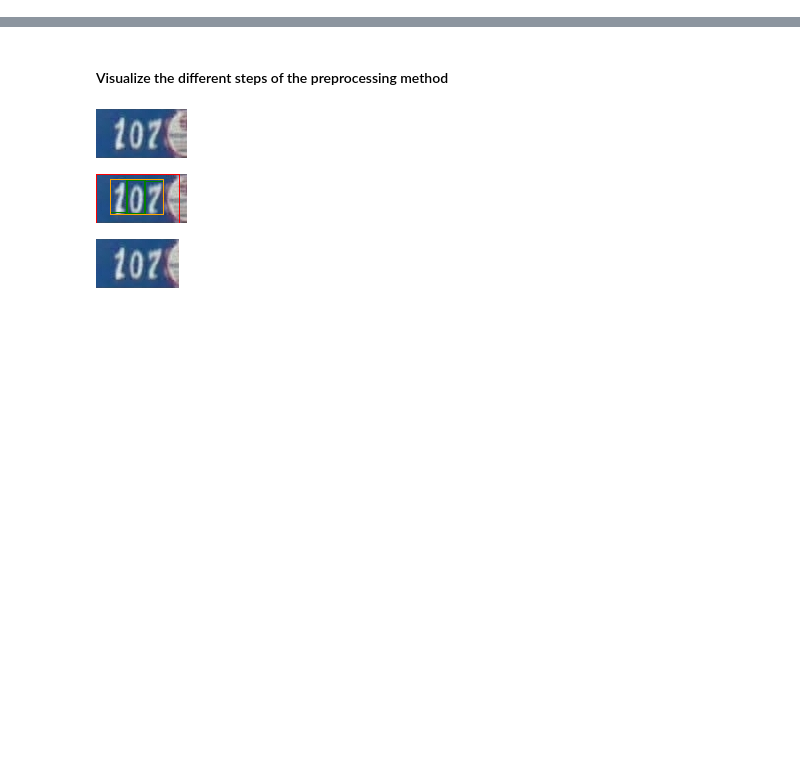
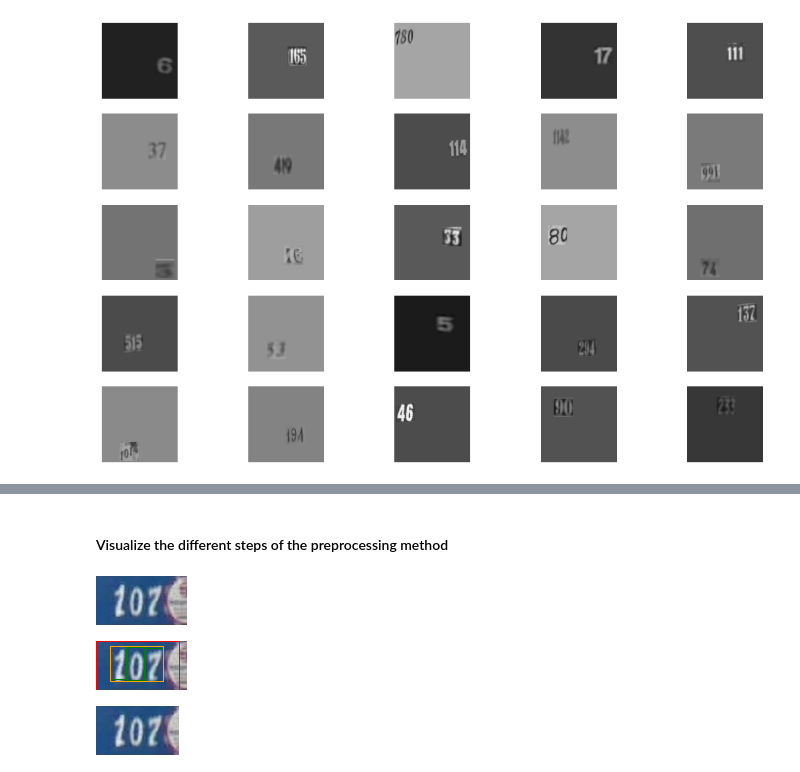
Before and after one commit to JordiMoralesCasas/transformer_dram_ram, a Jupyter notebook: notebooks/SVHN_larger_preprocessing.ipynb, the cells around one changed output, grey strips where cells are left out. Drawn from its saved outputs; the diff is of its cells as text; code cells hidden in the pictures; blank space fills up the shorter version.

```diff
--- a/notebooks/SVHN_larger_preprocessing.ipynb
+++ b/notebooks/SVHN_larger_preprocessing.ipynb
@@ -20,0 +122,62 @@ with open(data_dir + "test_data.pkl", "rb") as f:
+# %%
+ncols, nrows = 5, 5
+fig, ax = plt.subplots(ncols=ncols, nrows=nrows, figsize=(16, 10))
+
+rand_idx = np.random.randint(low=0, high=len(train_data), size=(nrows, ncols))
+
+train_trans = transforms.Compose([
+            transforms.Resize((128, 128))])
+
+
+proportion_img = 0.25
+
+for i in range(nrows):
+    for j in range(ncols):
+        sample = train_data[rand_idx[i, j]]
+
+        img_path = os.path.join(data_dir, sample["dataset_split"], sample["filename"])
+        img = Image.open(img_path).convert('L')
+
+        w, h = img.size
+        bboxes = sample["boxes"]
+
+        # Get smaller bounding box that contain all digit bounding boxes
+        x1 = int(min([i["left"] for i in bboxes]))
+        y1 = int(min([i["top"] for i in bboxes]))
+        x2 = int(max([i["left"] + i["width"] for i in bboxes]))
+        y2 = int(max([i["top"] + i["height"] for i in bboxes]))
+
+        bbox_img = np.array(img)[y1:y2, x1:x2]
+        h, w = bbox_img.shape
+
+
+        mean_background_color = np.mean([bbox_img[:, 0].mean(), bbox_img[:, -1].mean(), bbox_img[0, :].mean(), bbox_img[-1, :].mean()])
+
+        """
+        # invert colors if background dark
+        if mean_background_color < 0.5*255:
+            bbox_img = 255 - bbox_img
+            mean_background_color = 255 - mean_background_color"""
+
+        new_img = np.full((int(h/proportion_img), int(w/proportion_img)), fill_value=mean_background_color)
+
+        rand_x, rand_y = np.random.randint(0, new_img.shape[1]-w), np.random.randint(0, new_img.shape[0]-h)
+
+        new_img[rand_y:rand_y+bbox_img.shape[0], rand_x:rand_x+bbox_img.shape[1]] = bbox_img
+        # expand bbox
+        """x1 = int(max(0, x1 - 0.5*(x2-x1)))
+        y1 = int(max(0, y1 - 0.5*(y2-y1)))
+        x2 = int(min(w, x2 + 0.5*(x2-x1)))
+        y2 = int(min(h, y2 + 0.5*(y2-y1)))"""
+
+        img = Image.fromarray(new_img)
+
+        img = train_trans(img)
+
+
+        ax[i, j].axis("off")
+        ax[i, j].imshow(img, cmap="gray")
+
+plt.show()
+# %% [output]
+[figure, added]
```
Also changed, not shown: parts of 5 cells of this notebook, 12 other files.
